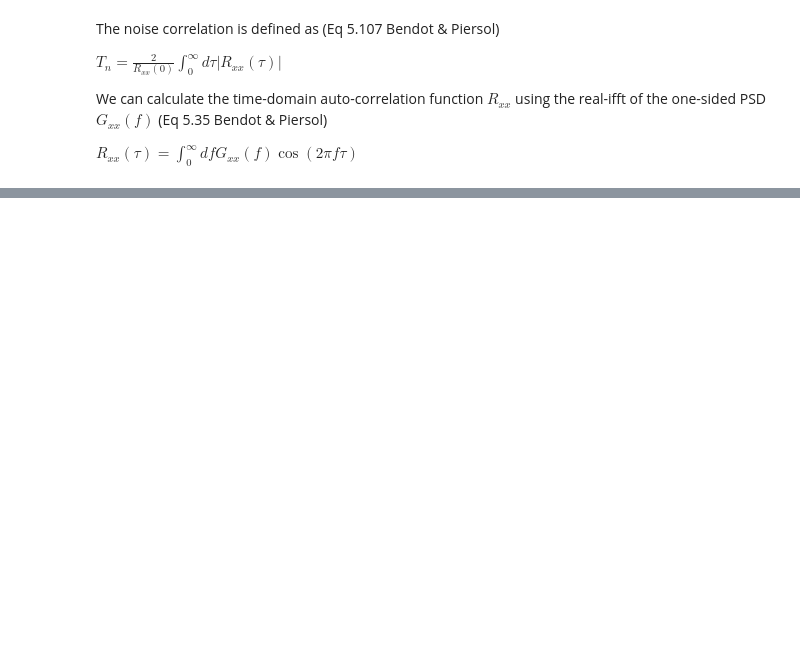
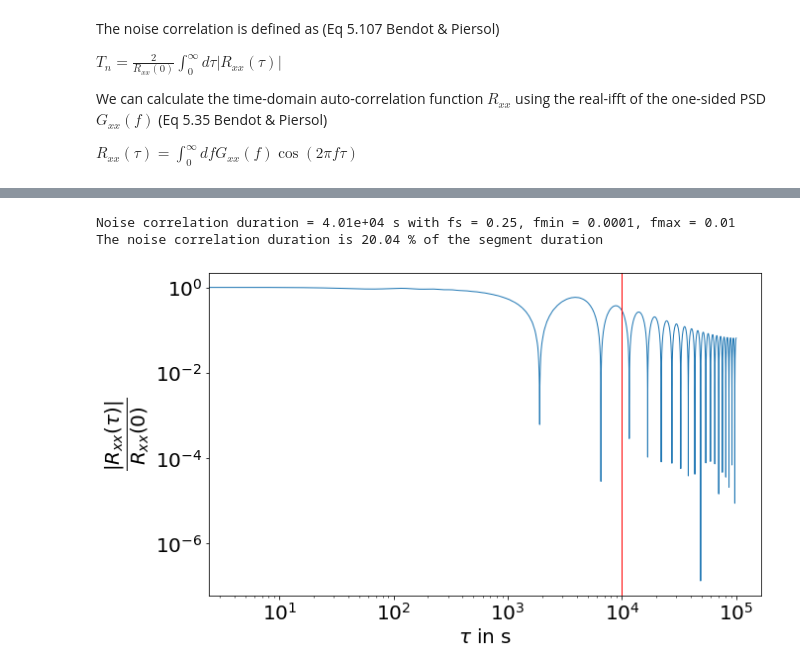
Before and after one commit to sharanbngr/blip, a Jupyter notebook: Notebooks/noise_cov/noise_corr_duration.ipynb, the cells around one changed output, grey strips where cells are left out. Cells and saved outputs as stored; diff of their text form; code cells hidden in the pictures; blank space fills up the shorter version.

```diff
--- a/Notebooks/noise_cov/noise_corr_duration.ipynb
+++ b/Notebooks/noise_cov/noise_corr_duration.ipynb
@@ -89,3 +110,9 @@ The noise correlation duration is 8655.108993760477
+# %%
+noi_corr_dur(fs=0.25, dur=2e5, fmin=1e-4, fmax=1e-2)
+# %% [output]
+Noise correlation duration = 4.01e+04 s with fs = 0.25, fmin = 0.0001, fmax = 0.01
+The noise correlation duration is 20.04 % of the segment duration
+[figure, added]
 # %%
 noi_corr_dur(fs=0.25, dur=1e6, fmin=1e-4, fmax=1e-2)
 # %% [output]
```
Also changed, not shown: parts of 10 cells of this notebook, 2 other files.
